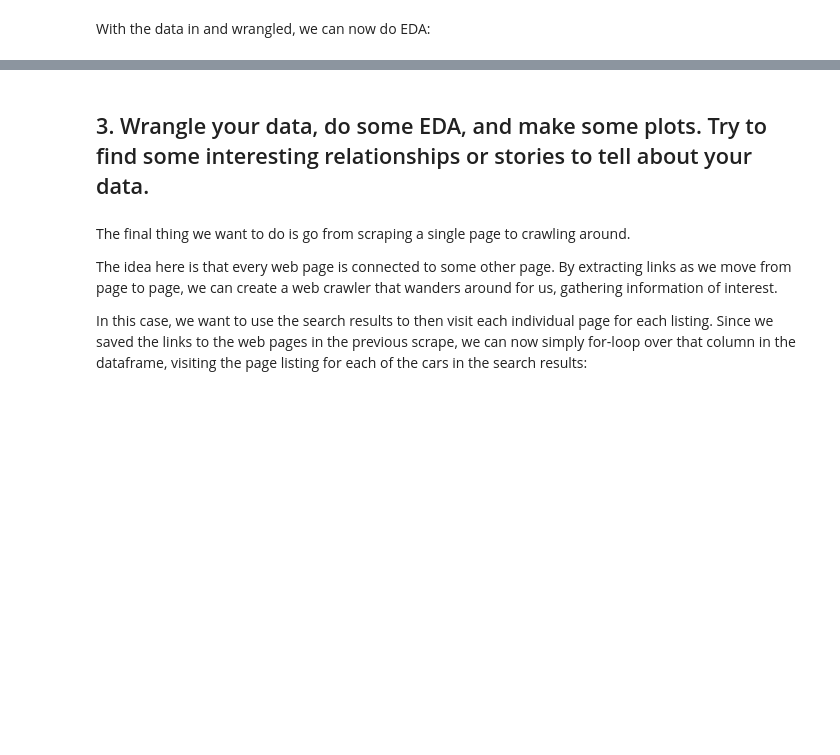
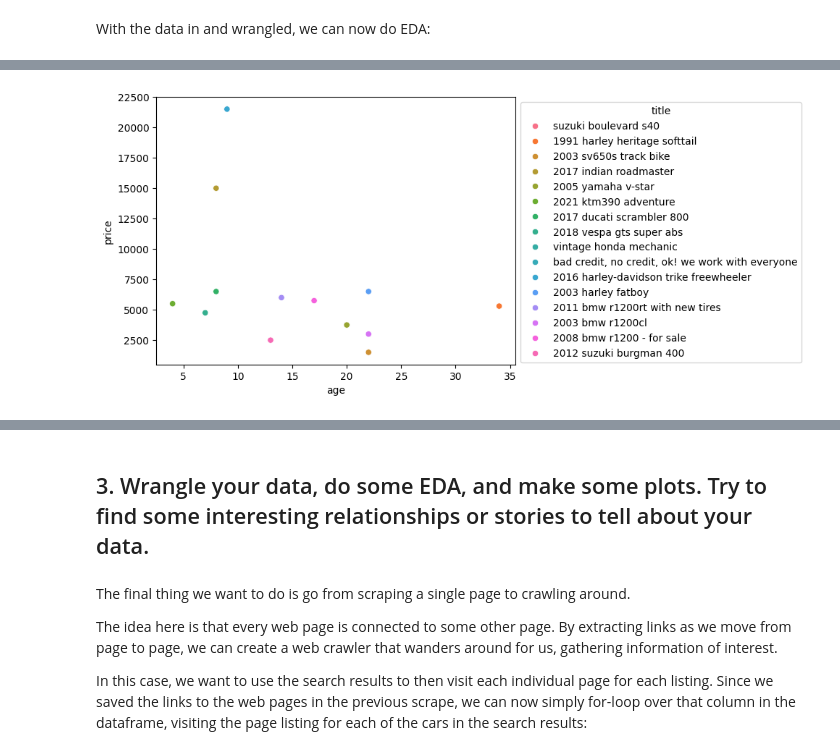
Before and after one commit to JinMizar/labs, a Jupyter notebook: 02_scraping/lab_notebook.ipynb, the cells around one changed output, grey strips where cells are left out. Cells and saved outputs as stored; diff of their text form; code cells hidden in the pictures; blank space fills up the shorter version.

```diff
--- a/02_scraping/lab_notebook.ipynb
+++ b/02_scraping/lab_notebook.ipynb
@@ -186,6 +176,8 @@ df.loc[:,['price','title']].groupby('title').describe()
 # %%
-ax = sns.scatterplot(data=df, x='age', y='price',hue='brand')
+ax = sns.scatterplot(data=df, x='age', y='price',hue='title')
 sns.move_legend(ax, "upper left", bbox_to_anchor=(1, 1))
+# %% [output]
+[figure, added]
 # %%
 df['log_price'] = np.log(df['price'])
 df['log_age'] = np.log(df['age'])
```
Also changed, not shown: parts of 15 cells of this notebook.
